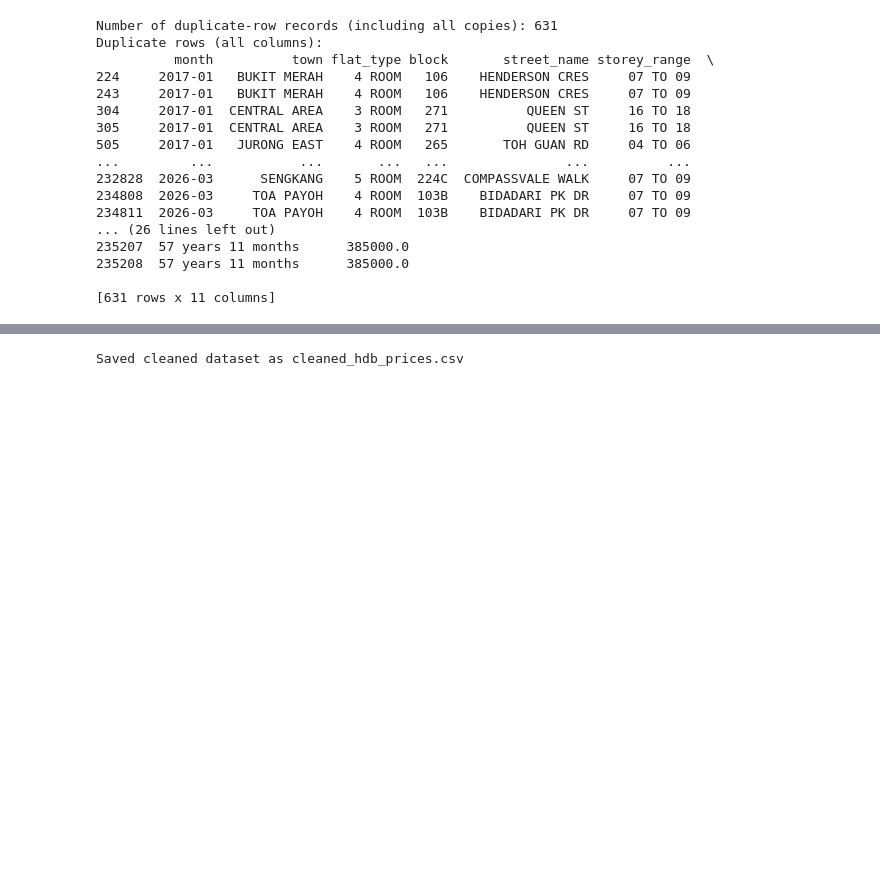
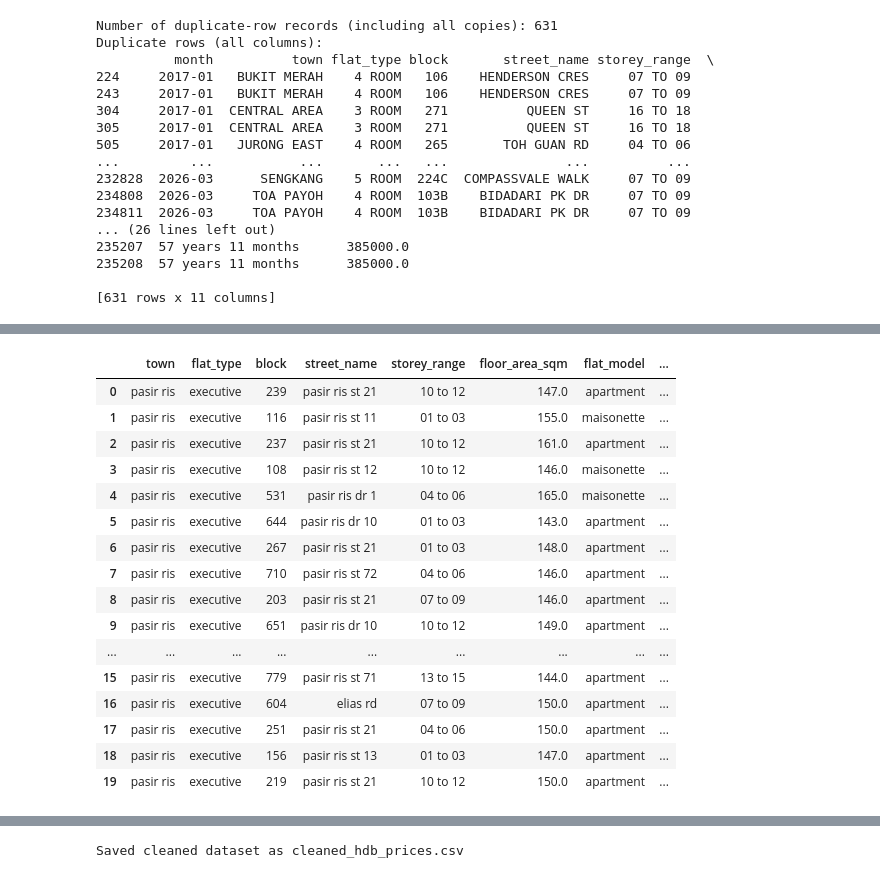
Before and after one commit to danielchin-ck/ADALL_github, a Jupyter notebook: 6096089w_cda1c03_adall_project_2026_ver4.ipynb, the cells around one changed output, grey strips where cells are left out. Cells and saved outputs as stored; diff of their text form; code cells hidden in the pictures; blank space fills up the shorter version.

```diff
--- a/6096089w_cda1c03_adall_project_2026_ver4.ipynb
+++ b/6096089w_cda1c03_adall_project_2026_ver4.ipynb
@@ -783,0 +814,32 @@ Column 'floor_area_sqm': 20 outliers detected (outside 1.5*IQR). Min: 141.00, Ma
+# %%
+print("Preparing `cleaned_df` for merge by creating 'Quarter' column...")
+
+# Create a 'Quarter' column in cleaned_df based on 'transaction_month_num'
+cleaned_df['Quarter'] = cleaned_df['transaction_month_num'].apply(
+    lambda x: 'Q1' if x in [1, 2, 3] else
+              'Q2' if x in [4, 5, 6] else
+              'Q3' if x in [7, 8, 9] else
+              'Q4'
+)
+
+print("Joining `resale_price_index_df` with `cleaned_df` on 'Year' and 'Quarter'...")
+
+# Perform a left merge using 'transaction_year' from cleaned_df and 'Year' from historical_price_index_df
+# and the newly created 'Quarter' column from both dataframes.
+merged_df = pd.merge(cleaned_df,
+                     resale_price_index_df[['Year', 'Quarter', 'Index_Base_2007Q2']],
+                     left_on=['transaction_year', 'Quarter'],
+                     right_on=['Year', 'Quarter'],
+                     how='left')
+
+# Drop the redundant 'Year' column from the merge (from resale_price_index_df)
+# and the temporary 'Quarter' column from cleaned_df if it's no longer needed.
+merged_df.drop(columns=['Year', 'Quarter'], inplace=True)
+
+# Update cleaned_df to be the merged dataframe
+cleaned_df = merged_df
+
+print("Merge complete. Displaying head and info of the updated `cleaned_df`.")
+cleaned_df.info()
+print("\nUpdated Cleaned DataFrame head (with 'Index_Base_2007Q2' column):")
+print(cleaned_df.head().to_string())
@@ -783,0 +885,20 @@ Column 'floor_area_sqm': 20 outliers detected (outside 1.5*IQR). Min: 141.00, Ma
+# %%
+cleaned_df.head(20)
+# %% [output]
+|  | town | flat_type | block | street_name | storey_range | floor_area_sqm | flat_model | ... |
+| 0 | pasir ris | executive | 239 | pasir ris st 21 | 10 to 12 | 147.0 | apartment | ... |
+| 1 | pasir ris | executive | 116 | pasir ris st 11 | 01 to 03 | 155.0 | maisonette | ... |
+| 2 | pasir ris | executive | 237 | pasir ris st 21 | 10 to 12 | 161.0 | apartment | ... |
+| 3 | pasir ris | executive | 108 | pasir ris st 12 | 10 to 12 | 146.0 | maisonette | ... |
+| 4 | pasir ris | executive | 531 | pasir ris dr 1 | 04 to 06 | 165.0 | maisonette | ... |
+| 5 | pasir ris | executive | 644 | pasir ris dr 10 | 01 to 03 | 143.0 | apartment | ... |
+| 6 | pasir ris | executive | 267 | pasir ris st 21 | 01 to 03 | 148.0 | apartment | ... |
+| 7 | pasir ris | executive | 710 | pasir ris st 72 | 04 to 06 | 146.0 | apartment | ... |
+| 8 | pasir ris | executive | 203 | pasir ris st 21 | 07 to 09 | 146.0 | apartment | ... |
+| 9 | pasir ris | executive | 651 | pasir ris dr 10 | 10 to 12 | 149.0 | apartment | ... |
+| ... | ... | ... | ... | ... | ... | ... | ... | ... |
+| 15 | pasir ris | executive | 779 | pasir ris st 71 | 13 to 15 | 144.0 | apartment | ... |
+| 16 | pasir ris | executive | 604 | elias rd | 07 to 09 | 150.0 | apartment | ... |
+| 17 | pasir ris | executive | 251 | pasir ris st 21 | 04 to 06 | 150.0 | apartment | ... |
+| 18 | pasir ris | executive | 156 | pasir ris st 13 | 01 to 03 | 147.0 | apartment | ... |
+| 19 | pasir ris | executive | 219 | pasir ris st 21 | 10 to 12 | 150.0 | apartment | ... |
```
Also changed, not shown: parts of 13 cells of this notebook.
